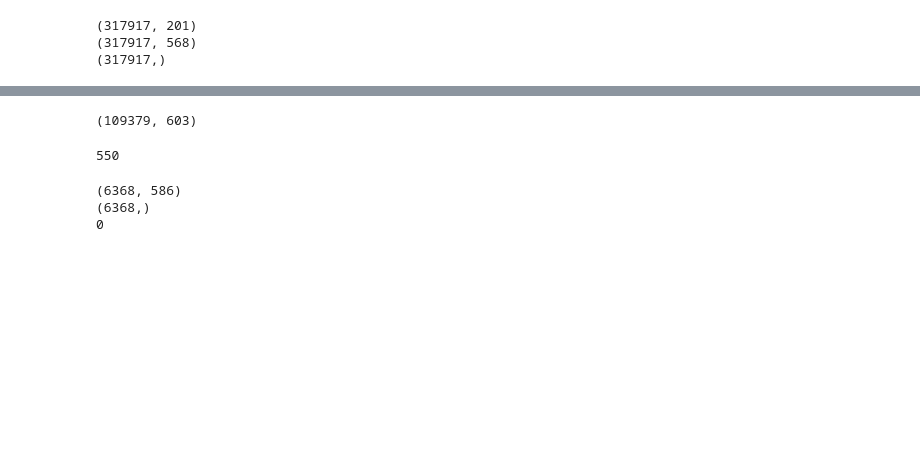
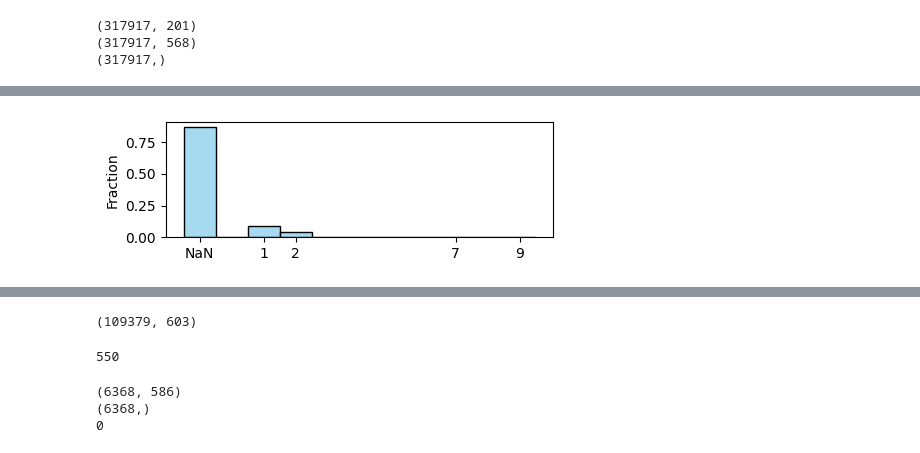
Before and after one commit to Ivonne320/ML_proj, a Jupyter notebook: project1/data_glance.ipynb, the cells around one changed output, grey strips where cells are left out. Drawn from its saved outputs; the diff is of its cells as text; code cells hidden in the pictures; blank space fills up the shorter version.

```diff
--- a/project1/data_glance.ipynb
+++ b/project1/data_glance.ipynb
@@ -70,0 +109,21 @@ print(y_train_processed.shape)
+# %%
+# plot the data distribution of #41 feature of x_train
+column_data = x_train[:, 41]
+nan_count = np.isnan(column_data).sum()
+column_data_with_nan_marker = np.where(np.isnan(column_data), -1, column_data)
+unique_values = np.unique(column_data_with_nan_marker)
+bins = np.arange(unique_values.min() - 0.5, unique_values.max() + 1.5, 1)
+plt.figure(figsize=(5, 1.5))
+sns.histplot(column_data_with_nan_marker, bins=bins, kde=False, color='skyblue', stat="probability", discrete=True)
+
+plt.xticks([-1, 1], ['NaN', '1'])
+xticks_labels = ['NaN' if int(val) == -1 else str(int(val)) for val in unique_values]
+plt.xticks(unique_values, xticks_labels)
+#
+# plt.xlabel('Values of feature "ASTHNOW"')
+plt.ylabel('Fraction')
+  # A vertical line to indicate NaNs
+
+plt.show()
+# %% [output]
+[figure, added]
```
Also changed, not shown: parts of 14 cells of this notebook, 1 other file.
